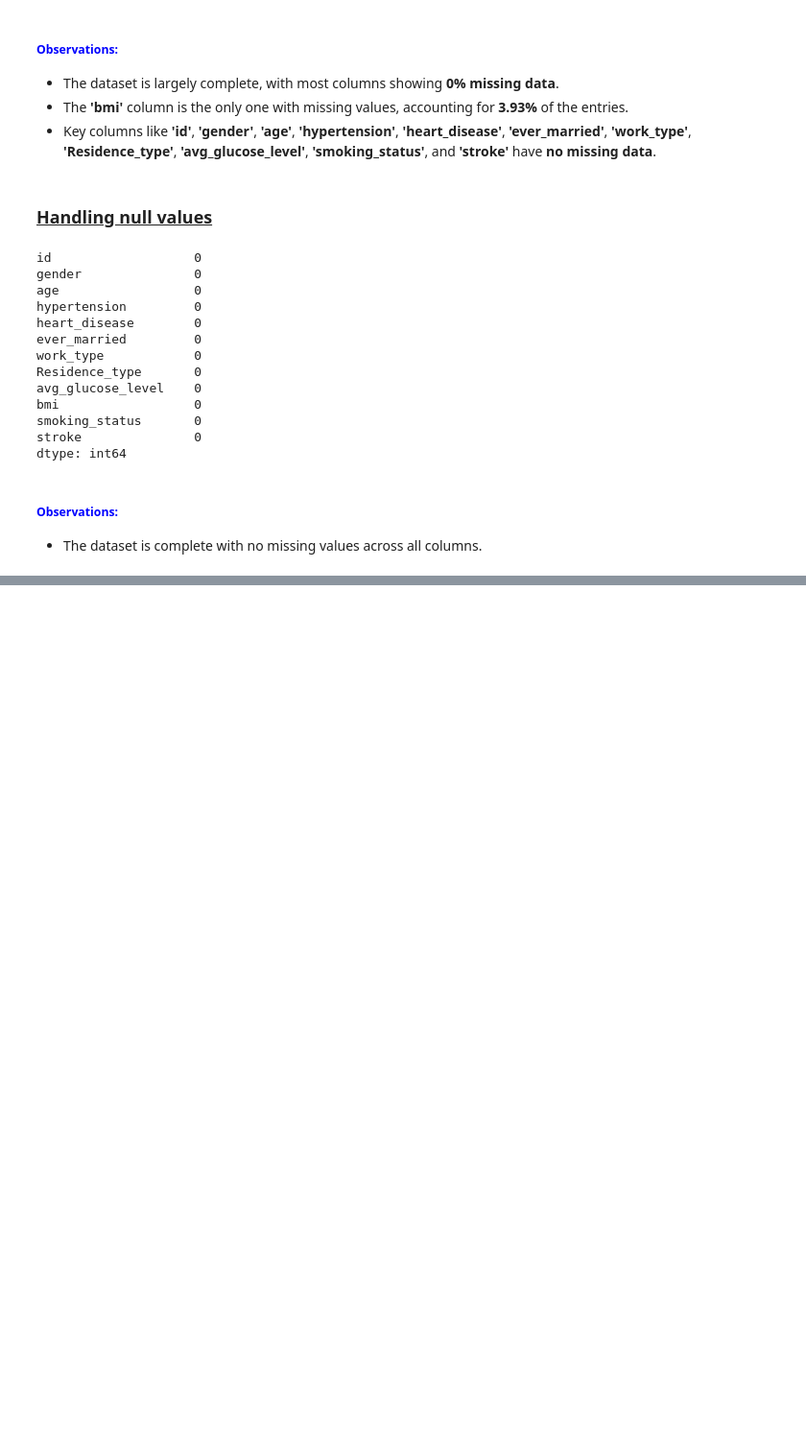
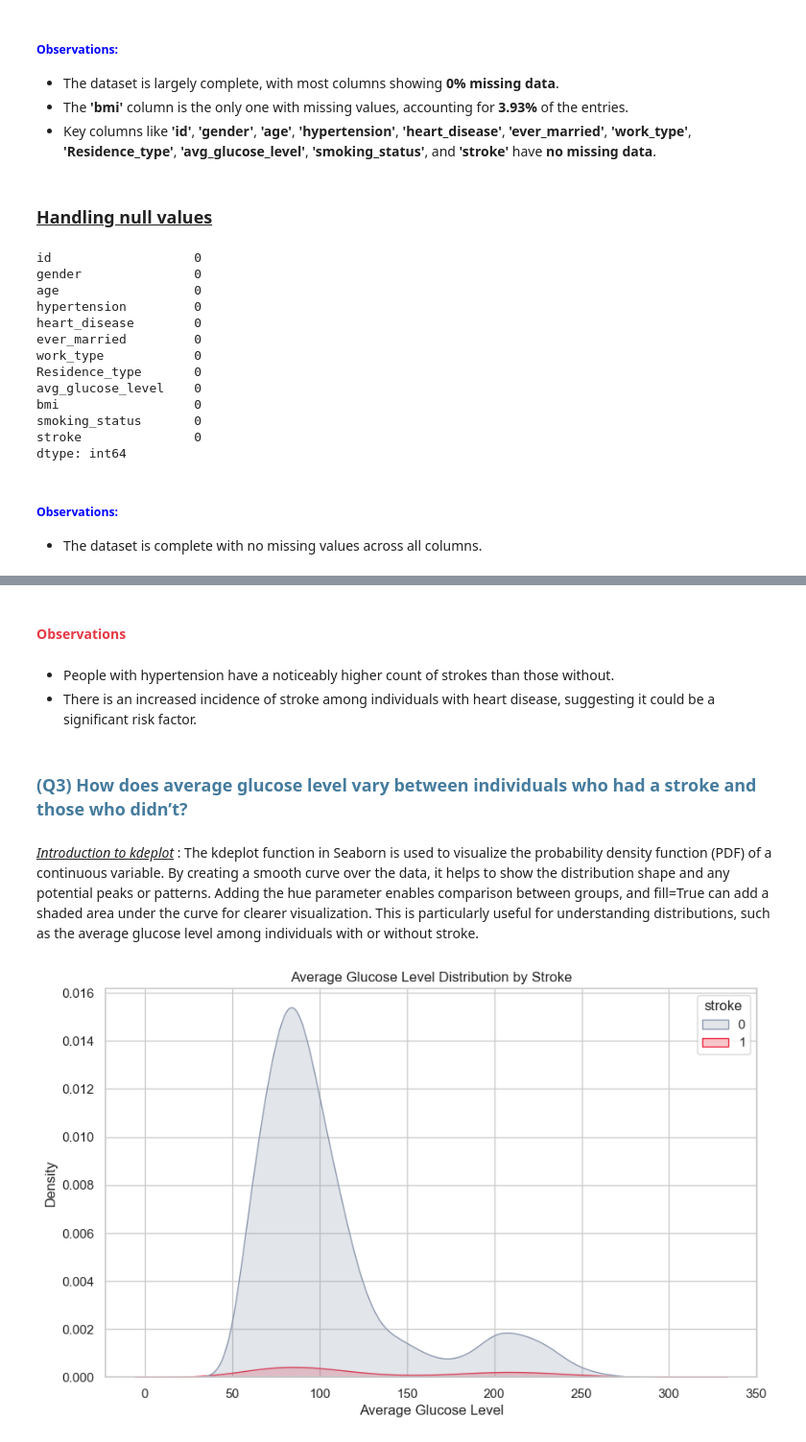
Before and after one commit to Athira-Viju/Stroke_Patient_Healthcare_Using_DeepLearning, a Jupyter notebook: Stroke_Patient_Healthcare_Using_Deep Learning.ipynb, the cells around one changed output, grey strips where cells are left out. Shown at 96% size. Saved outputs shown, nothing was run; the diff lists cells and outputs as text; code cells hidden in the pictures; blank space fills up the shorter version.

```diff
--- a/Stroke_Patient_Healthcare_Using_Deep Learning.ipynb
+++ b/Stroke_Patient_Healthcare_Using_Deep Learning.ipynb
@@ -221,0 +299,19 @@ dtype: int64
+# %% [markdown]
+<h4><span style="color: #e63946";">Observations</span></h4>
+# %% [markdown]
+ - People with hypertension have a noticeably higher count of strokes than those without.
+ - There is an increased incidence of stroke among individuals with heart disease, suggesting it could be a significant risk factor.
+# %% [markdown]
+ <h3><span style="color: #457b9d;">(Q3) How does average glucose level vary between individuals who had a stroke and those who didn’t?</span></h3>
+# %% [markdown]
+<u>*Introduction to kdeplot*</u> : The kdeplot function in Seaborn is used to visualize the probability density function (PDF) of a continuous variable. By creating a smooth curve over the data, it helps to show the distribution shape and any potential peaks or patterns. Adding the hue parameter enables comparison between groups, and fill=True can add a shaded area under the curve for clearer visualization. This is particularly useful for understanding distributions, such as the average glucose level among individuals with or without stroke.
+# %%
+plt.figure(figsize=(10, 6))
+custom_palette = ["#8d99ae", "#ef233c"]
+sns.kdeplot(data=df, x='avg_glucose_level', hue='stroke', fill=True, palette=custom_palette)
+plt.title('Average Glucose Level Distribution by Stroke')
+plt.xlabel('Average Glucose Level')
+plt.ylabel('Density')
+plt.show()
+# %% [output]
+[figure, added]
```
Also changed, not shown: parts of 43 cells of this notebook.
